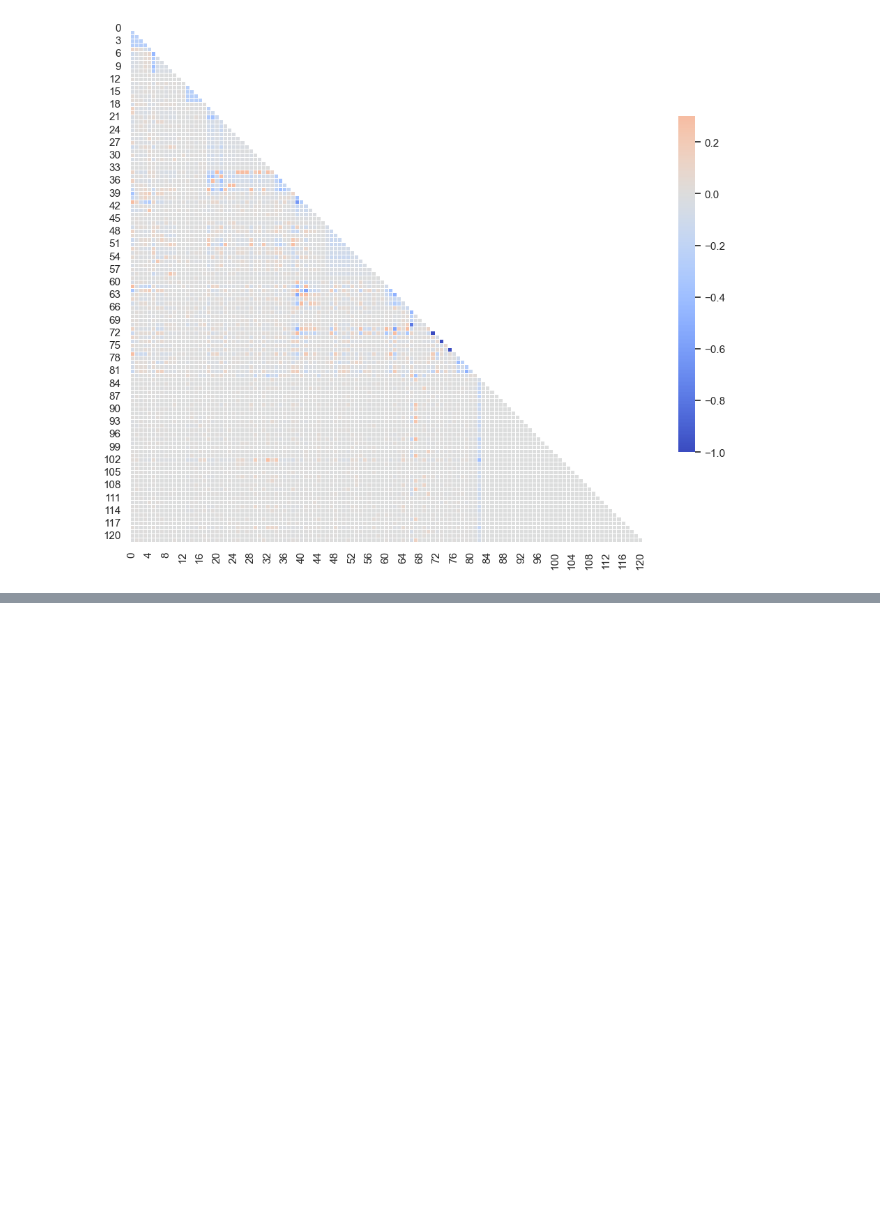
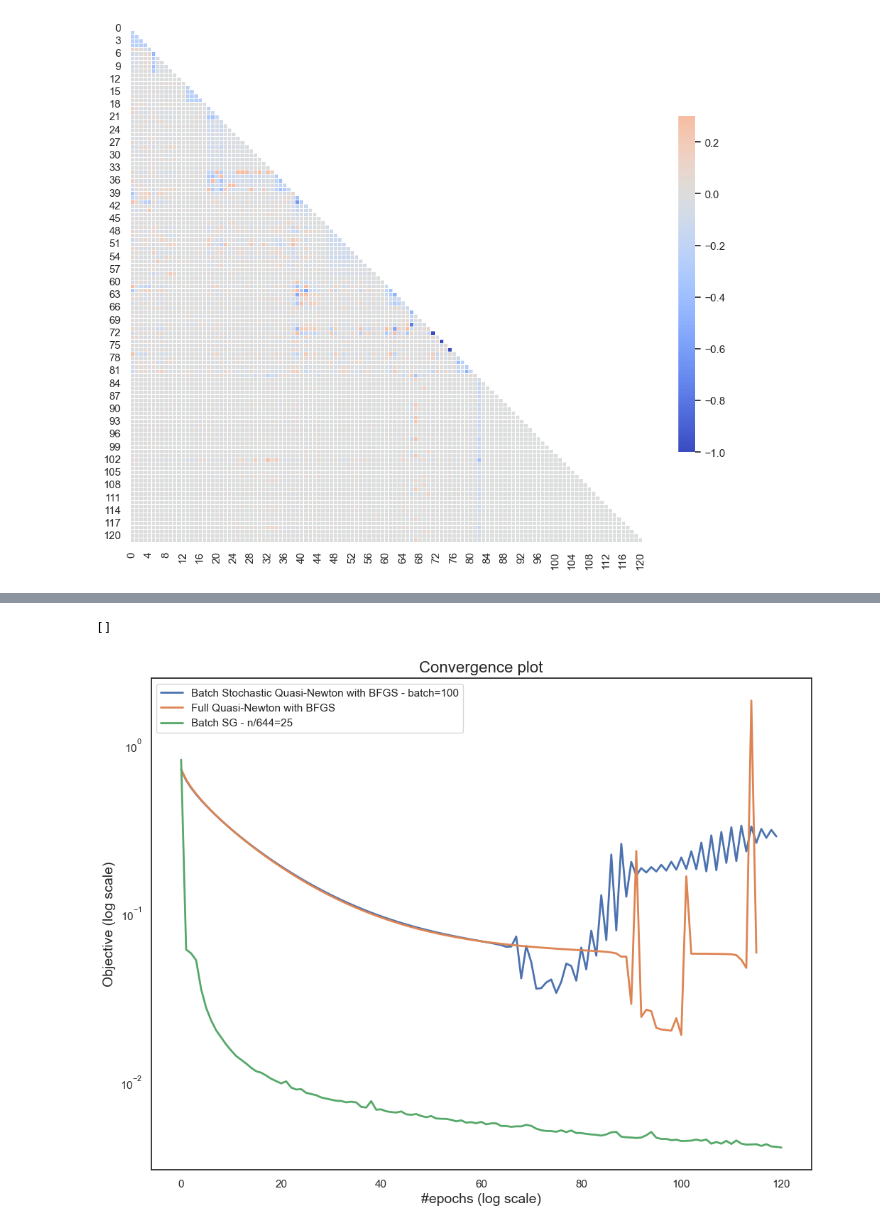
Before and after one commit to jmerigot/stochastic-bfgs-methods, a Jupyter notebook: Optim_Project.ipynb, the cells around one changed output, grey strips where cells are left out. Saved outputs shown, nothing was run; the diff lists cells and outputs as text; code cells hidden in the pictures; blank space fills up the shorter version.

```diff
--- a/Optim_Project.ipynb
+++ b/Optim_Project.ipynb
@@ -820,0 +464,15 @@ Batch Stochastic Quasi-Newton (L-BFGS), batch size= 100 / 16100
+# %%
+x0 = np.zeros(binclass_a7a.d)
+alpha = 0.1 / binclass_a7a.lipgrad()
+nbset = 25
+
+# find the minimum
+x_min_qn, objvals_qn, normits_qn, gradnorms_qn = stochastic_quasi_newton_bfgs(binclass_a7a, x_min, x0,
+                                                                              alpha, batch_size=100)
+x_min_fqn, objvals_fqn, normits_fqn, gradnorms_fqn = stochastic_quasi_newton_bfgs(binclass_a7a, x_min, x0,
+                                                                                  alpha, batch_size=binclass_a7a.n)
+
+
+# print final objective value
+objective_value = binclass_a7a.fun(x_min_qn)
+print(f"The objective value at x_min is: {objective_value}")
@@ -820,0 +500,14 @@ Batch Stochastic Quasi-Newton (L-BFGS), batch size= 100 / 16100
+# %%
+# plot convergence curve to compare with best batch stochastic gradient curve from Question 3
+plt.figure(figsize=(12, 9))
+plt.semilogy(objvals_qn-f_min, label="Batch Stochastic Quasi-Newton with BFGS - batch=100", lw=2)
+plt.semilogy(objvals_fqn-f_min, label="Full Quasi-Newton with BFGS", lw=2)
+plt.semilogy(obj_a-f_min, label="Batch SG - n/644=25", lw=2)
+plt.title("Convergence plot", fontsize=16)
+plt.xlabel("#epochs (log scale)", fontsize=14)
+plt.ylabel("Objective (log scale)", fontsize=14)
+plt.legend()
+plt.plot()
+# %% [output]
+[]
+[figure, added]
```
Also changed, not shown: parts of 48 cells of this notebook.
